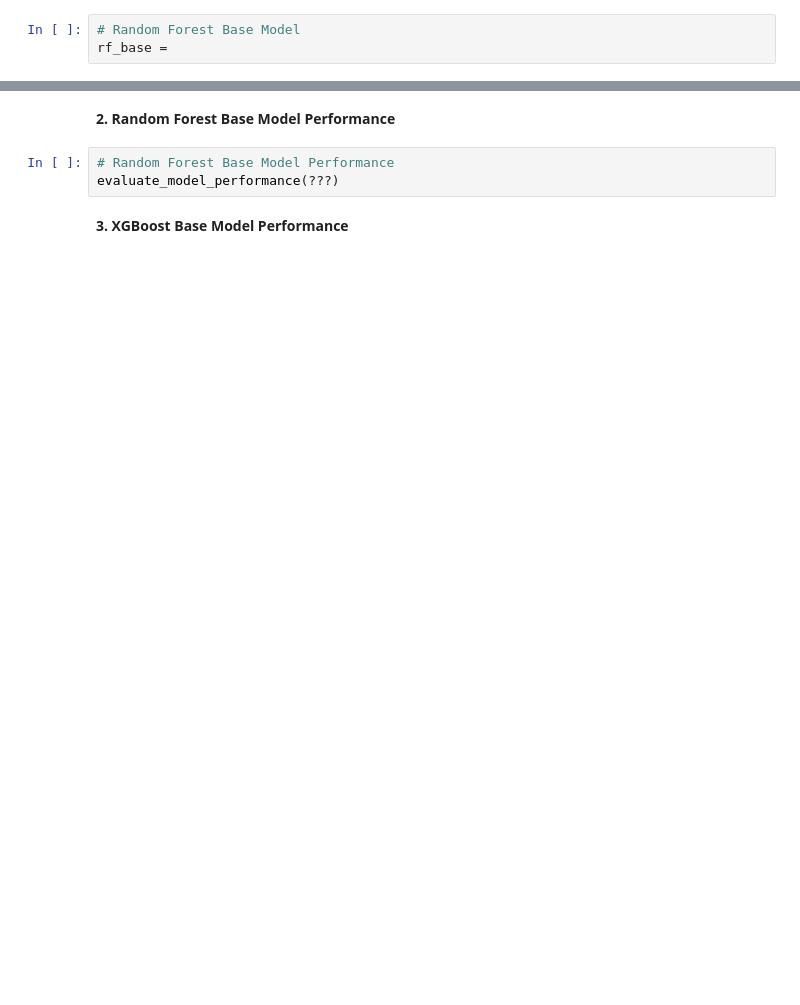
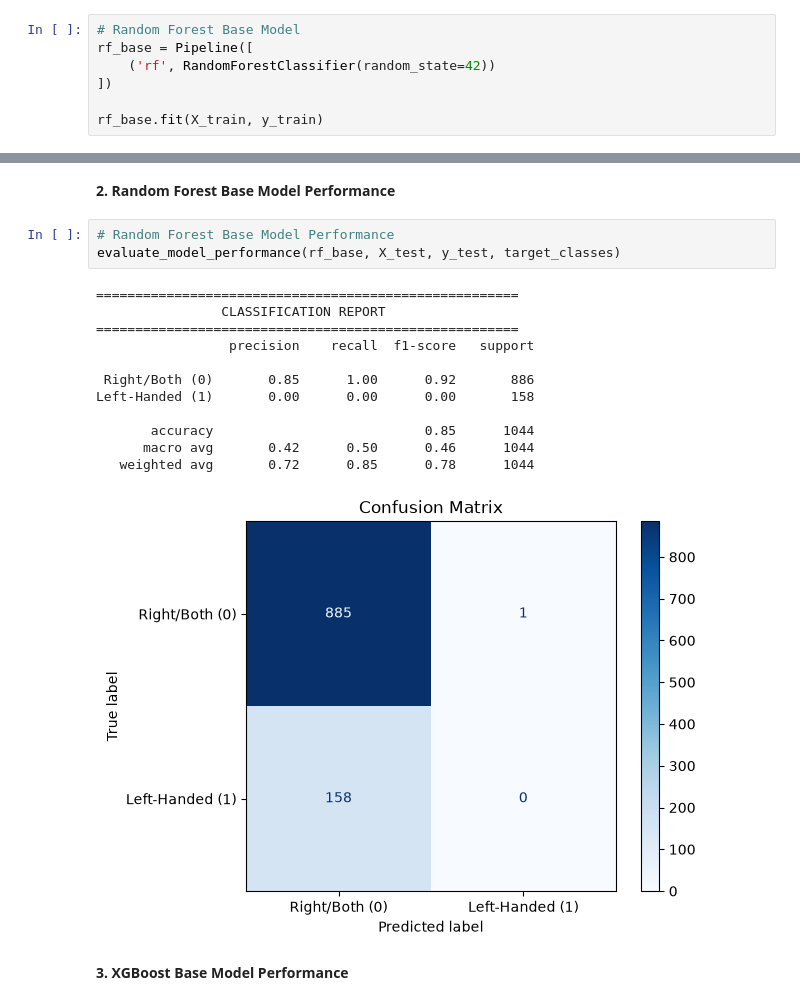
Before and after one commit to hawraalawi/labs, a Jupyter notebook: 6. Machine Learning/6.23 Classification Lab/lab-classification-left-handedness_v3.ipynb, the cells around one changed output, grey strips where cells are left out. Cells and saved outputs as stored; diff of their text form; blank space fills up the shorter version.

```diff
--- a/6. Machine Learning/6.23 Classification Lab/lab-classification-left-handedness_v3.ipynb
+++ b/6. Machine Learning/6.23 Classification Lab/lab-classification-left-handedness_v3.ipynb
@@ -121,3 +252,7 @@ svm_base =
 # %%
 # Random Forest Base Model
-rf_base =
+rf_base = Pipeline([
+    ('rf', RandomForestClassifier(random_state=42))
+])
+
+rf_base.fit(X_train, y_train)
@@ -164,7 +346,20 @@ evaluate_model_performance(???)
 __2. Random Forest Base Model Performance__
 # %%
 # Random Forest Base Model Performance
-evaluate_model_performance(???)
+evaluate_model_performance(rf_base, X_test, y_test, target_classes)
+# %% [output]
+======================================================
+                CLASSIFICATION REPORT
+======================================================
+                 precision    recall  f1-score   support
+
+ Right/Both (0)       0.85      1.00      0.92       886
+Left-Handed (1)       0.00      0.00      0.00       158
+
+       accuracy                           0.85      1044
+      macro avg       0.42      0.50      0.46      1044
+   weighted avg       0.72      0.85      0.78      1044
+[figure, added]
 # %% [markdown]
 __3. XGBoost Base Model Performance__
 # %%
```
Also changed, not shown: parts of 30 cells of this notebook.
